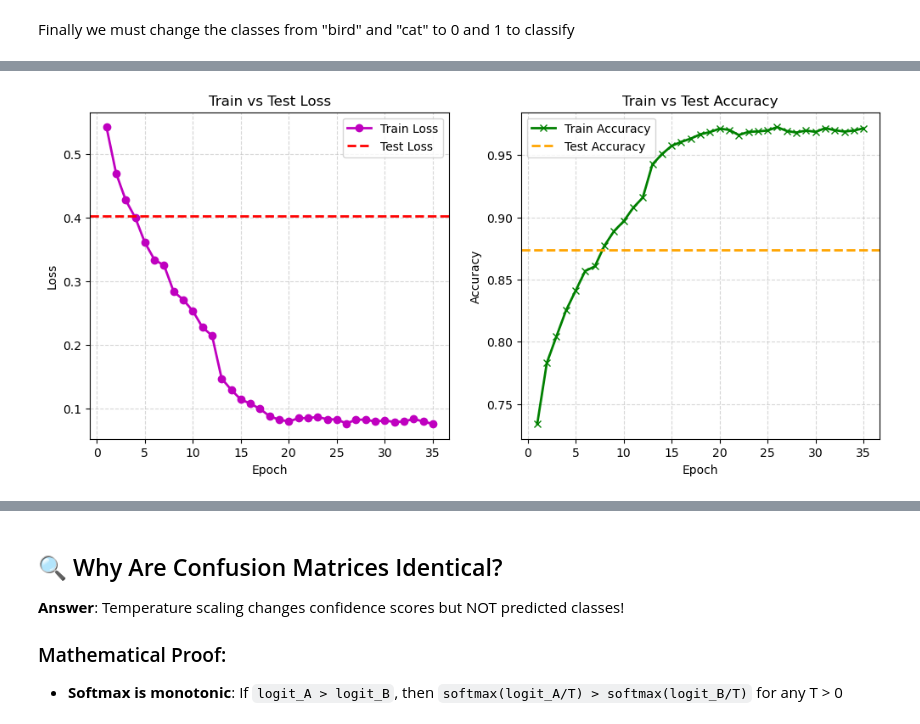
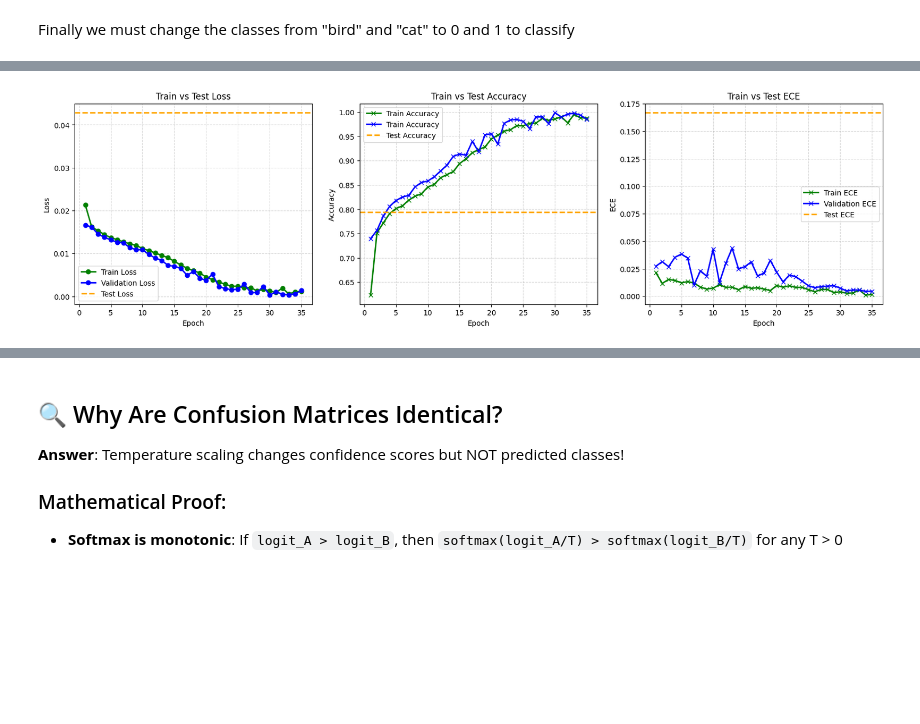
Before and after one commit to sprieton/CIFAR10_LeNet5, a Jupyter notebook: CIFAR10_LeNet5_v2.ipynb, the cells around one changed output, grey strips where cells are left out. Cells and saved outputs as stored; diff of their text form; code cells hidden in the pictures; blank space fills up the shorter version.

```diff
--- a/CIFAR10_LeNet5_v2.ipynb
+++ b/CIFAR10_LeNet5_v2.ipynb
@@ -522,0 +529,20 @@ Accuracy:       0.8740
+# %%
+from torch.optim.lr_scheduler import ReduceLROnPlateau
+from torch.utils.data import random_split
+
+# Create validation split
+train_size = int(0.8 * len(train_dataset))
+val_size = len(train_dataset) - train_size
+train_subset, val_subset = random_split(train_dataset, [train_size, val_size])
+
+# Create validation loader
+val_loader = DataLoader(val_subset, batch_size=BATCH_SIZE, shuffle=False)
+train_subset_loader = DataLoader(train_subset, batch_size=BATCH_SIZE, shuffle=True)
+
+# Train the model
+model = Lenet5_model(nlabels=2, epochs=NUM_EPOCH, lr=0.001)
+model.trainloop(train_loader, val_loader, temperature_scaling=True)
+
+# Do the test step
+test_loader =  DataLoader(test_dataset, batch_size=BATCH_SIZE, shuffle=False)
+model.test_model(test_loader=test_loader)
@@ -523,26 +567,39 @@ Accuracy:       0.8740
 # %%
 epochs = np.arange(1, NUM_EPOCH+1)
 
 # --- Loss ---
-plt.figure(figsize=(12,5))
-plt.subplot(1,2,1)
-plt.plot(epochs, train_loss, 'm-o', label='Train Loss', linewidth=2)
-plt.axhline(y=test_loss, color='red', linestyle='--', linewidth=2, label='Test Loss')
+plt.figure(figsize=(20,5))
+plt.subplot(1,3,1)
+plt.plot(epochs, model.loss_train, 'g-o', label='Train Loss', linewidth=2)
+plt.plot(epochs, model.loss_validation, 'b-o', label='Validation Loss', linewidth=2)
+plt.axhline(y=model.loss_test, color='orange', linestyle='--', linewidth=2, label='Test Loss')
 plt.xlabel('Epoch')
 plt.ylabel('Loss')
 plt.title('Train vs Test Loss')
 plt.legend()
 plt.grid(True, linestyle='--', alpha=0.5)
 
 # --- Accuracy ---
-plt.subplot(1,2,2)
-plt.plot(epochs, train_acc, 'g-x', label='Train Accuracy', linewidth=2)
-plt.axhline(y=test_acc, color='orange', linestyle='--', linewidth=2, label='Test Accuracy')
+plt.subplot(1,3,2)
+plt.plot(epochs, model.acc_train, 'g-x', label='Train Accuracy', linewidth=2)
+plt.plot(epochs, model.acc_validation, 'b-x', label='Train Accuracy', linewidth=2)
+plt.axhline(y=model.acc_test, color='orange', linestyle='--', linewidth=2, label='Test Accuracy')
 plt.xlabel('Epoch')
 plt.ylabel('Accuracy')
 plt.title('Train vs Test Accuracy')
 plt.legend()
 plt.grid(True, linestyle='--', alpha=0.5)
+
+# --- ECE ---
+plt.subplot(1,3,3)
+plt.plot(epochs, model.ece_train, 'g-x', label='Train ECE', linewidth=2)
+plt.plot(epochs, model.ece_validation, 'b-x', label='Validation ECE', linewidth=2)
+plt.axhline(y=model.ece_test, color='orange', linestyle='--', linewidth=2, label='Test ECE')
+plt.xlabel('Epoch')
+plt.ylabel('ECE')
+plt.title('Train vs Test ECE')
+plt.legend()
+plt.grid(True, linestyle='--', alpha=0.5)
 plt.show()
 # %% [output]
-[figure, old version]
+[figure, new version]
```
Also changed, not shown: parts of 26 cells of this notebook, 2 other files.
